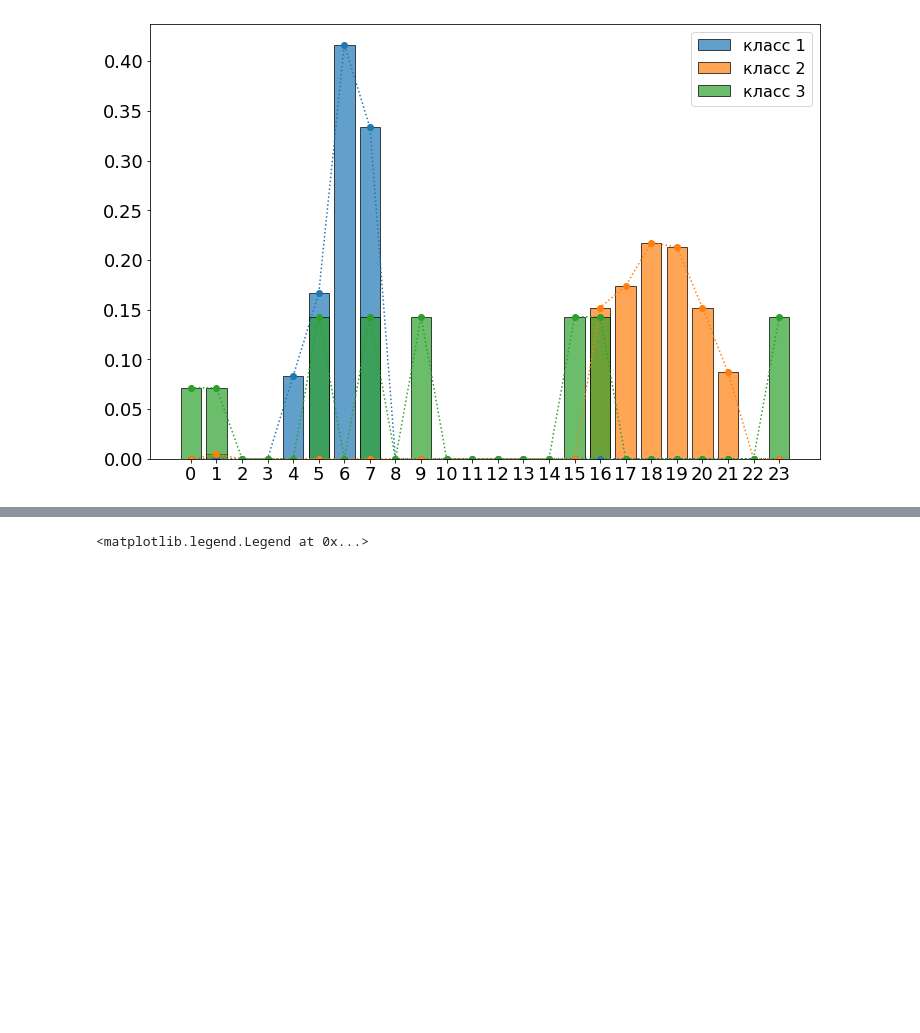
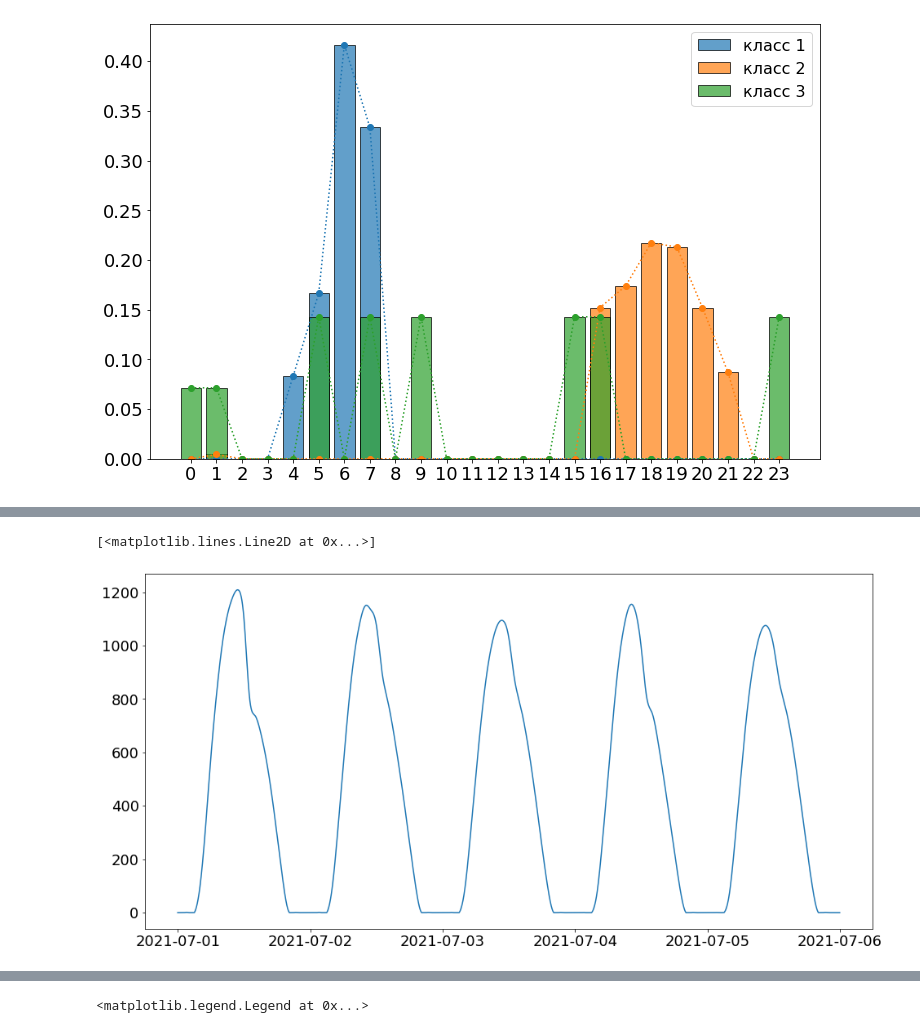
Before and after one commit to Shai670/Residential_consumption_modeling, a Jupyter notebook: Battery.ipynb, the cells around one changed output, grey strips where cells are left out. Drawn from its saved outputs; the diff is of its cells as text; code cells hidden in the pictures; blank space fills up the shorter version.

```diff
--- a/Battery.ipynb
+++ b/Battery.ipynb
@@ -221,3 +221,12 @@ class battery:
      # self.SOC = self.capacity_fact / self.capacity * 100
 
      return Pbat
+# %%
+df = pd.merge(load, pv, left_index=True, right_index=True, how='outer').interpolate(method='polynomial', order=3).replace()
+df.loc[df['AC'] < 0, 'AC'] = 0
+
+plt.figure(figsize=(16,8))
+plt.plot(df['AC'].loc['2021-07-01' : '2021-07-05'])
+# %% [output]
+[<matplotlib.lines.Line2D at 0x...>]
+[figure, added]
```
Also changed, not shown: parts of 4 cells of this notebook.
